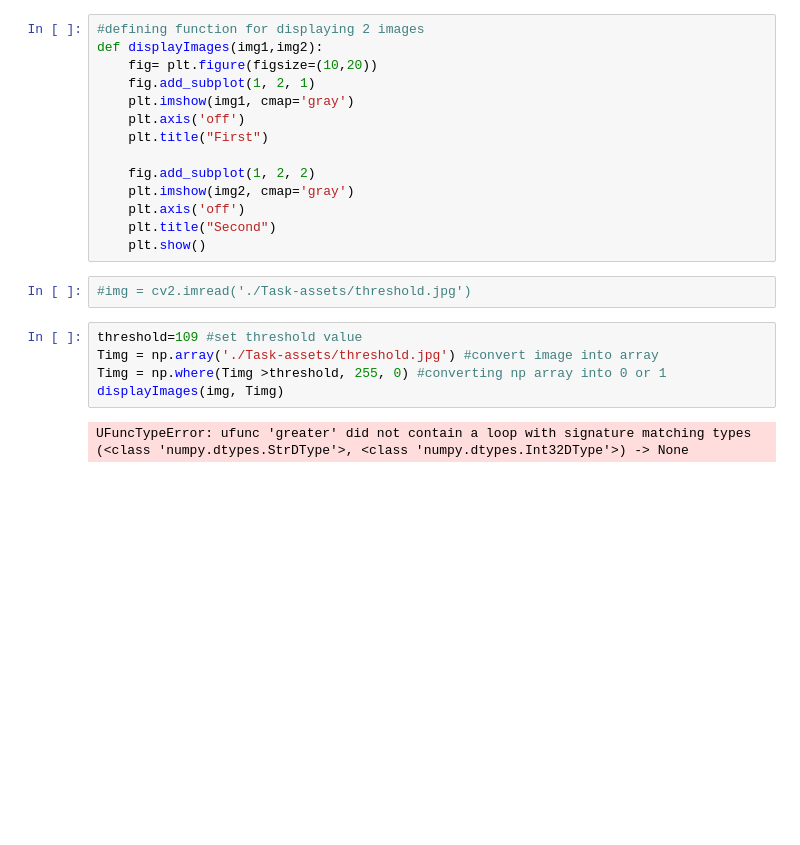
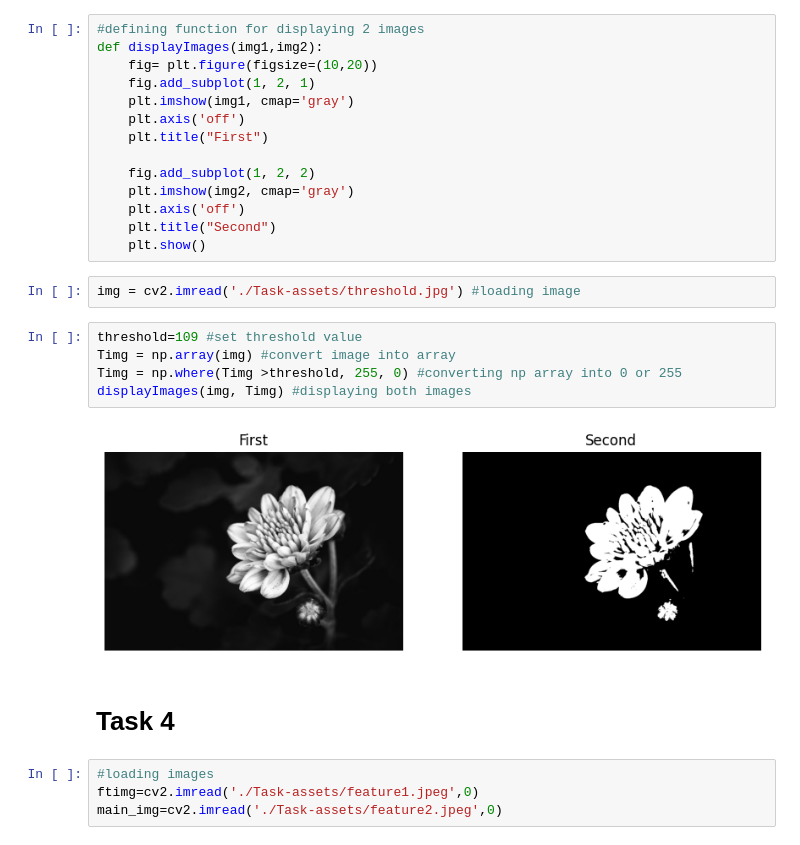
Before and after one commit to sageye15/ImageProcessingTask, a Jupyter notebook: ImgPTask.ipynb, the cells around one changed output. Drawn from its saved outputs; the diff is of its cells as text; blank space fills up the shorter version.

```diff
--- a/ImgPTask.ipynb
+++ b/ImgPTask.ipynb
@@ -52,11 +52,17 @@ def displayImages(img1,img2):
     plt.title("Second")
     plt.show()
 # %%
-#img = cv2.imread('./Task-assets/threshold.jpg')
+img = cv2.imread('./Task-assets/threshold.jpg') #loading image
 # %%
 threshold=109 #set threshold value
-Timg = np.array('./Task-assets/threshold.jpg') #convert image into array
-Timg = np.where(Timg >threshold, 255, 0) #converting np array into 0 or 1
-displayImages(img, Timg)
+Timg = np.array(img) #convert image into array
+Timg = np.where(Timg >threshold, 255, 0) #converting np array into 0 or 255
+displayImages(img, Timg) #displaying both images
 # %% [output]
-UFuncTypeError: ufunc 'greater' did not contain a loop with signature matching types (<class 'numpy.dtypes.StrDType'>, <class 'numpy.dtypes.Int32DType'>) -> None
+[figure, added]
+# %% [markdown]
+# Task 4
+# %%
+#loading images
+ftimg=cv2.imread('./Task-assets/feature1.jpeg',0)
+main_img=cv2.imread('./Task-assets/feature2.jpeg',0)
```
Also changed, not shown: parts of 3 cells of this notebook.
